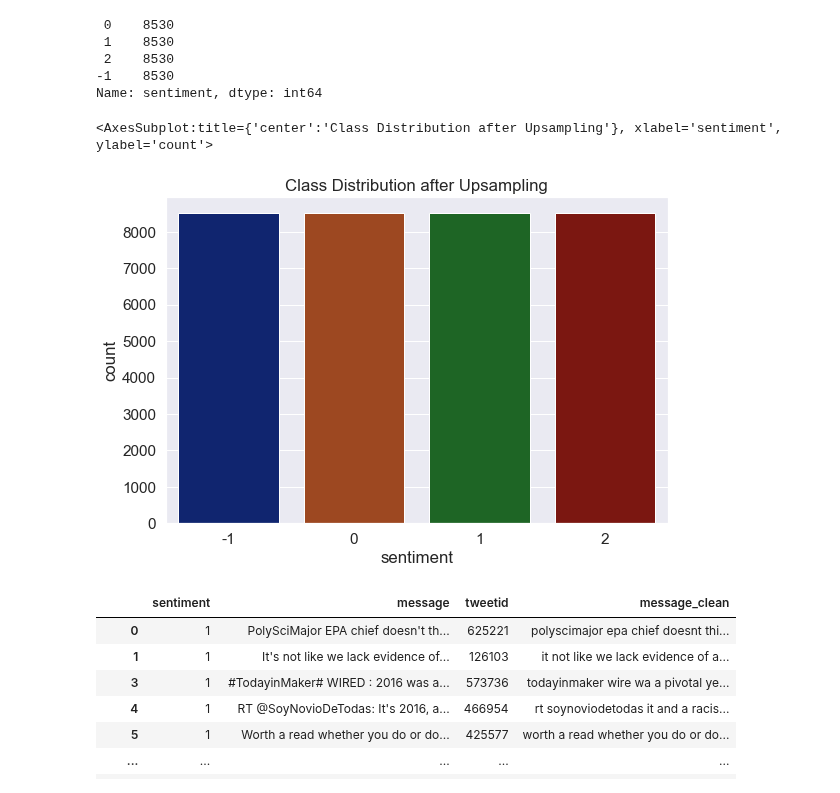
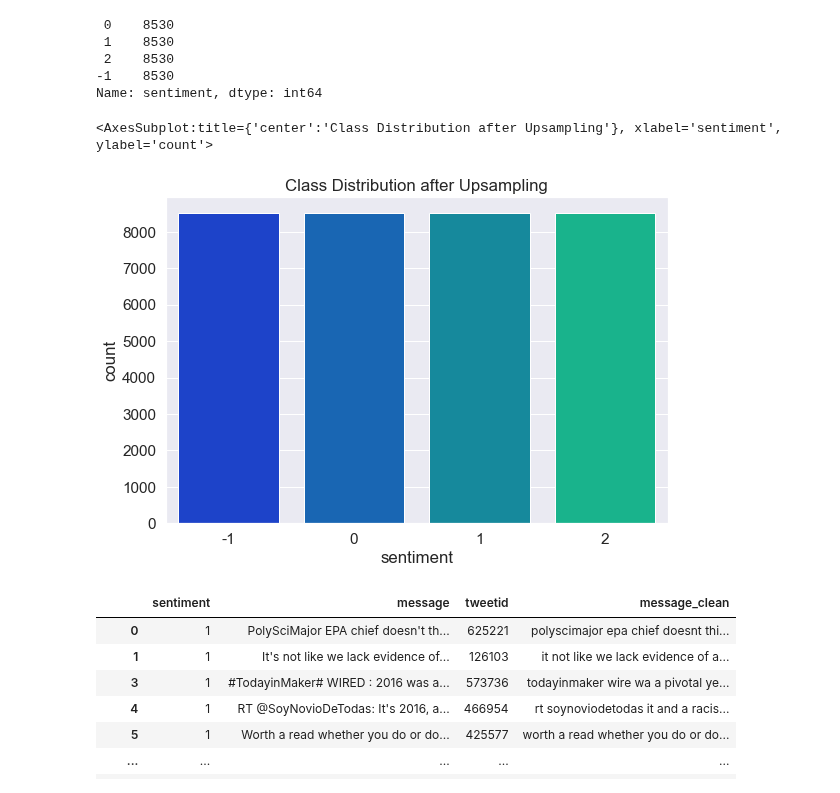
Before and after one commit to Mahlomola-Moses/classification-predict-streamlit-template, a Jupyter notebook: Team_JS_2_Predict.ipynb, the cells around one changed output. Drawn from its saved outputs; the diff is of its cells as text; code cells hidden in the pictures.

```diff
--- a/Team_JS_2_Predict.ipynb
+++ b/Team_JS_2_Predict.ipynb
@@ -303,10 +300,10 @@ Name: sentiment, dtype: int64
 # %%
 fig, ax = plt.subplots(figsize=(9,6))
 plt.title('Class Distribution after Upsampling')
-sns.countplot(data = df_upsampled, x= df_upsampled['sentiment'], palette= 'dark')
+sns.countplot(data = df_upsampled, x= df_upsampled['sentiment'], palette= 'winter')
 # %% [output]
 <AxesSubplot:title={'center':'Class Distribution after Upsampling'}, xlabel='sentiment', ylabel='count'>
-[figure, old version]
+[figure, new version]
 # %%
 df_upsampled
 # %% [output]
```
Also changed, not shown: parts of 22 cells of this notebook.
